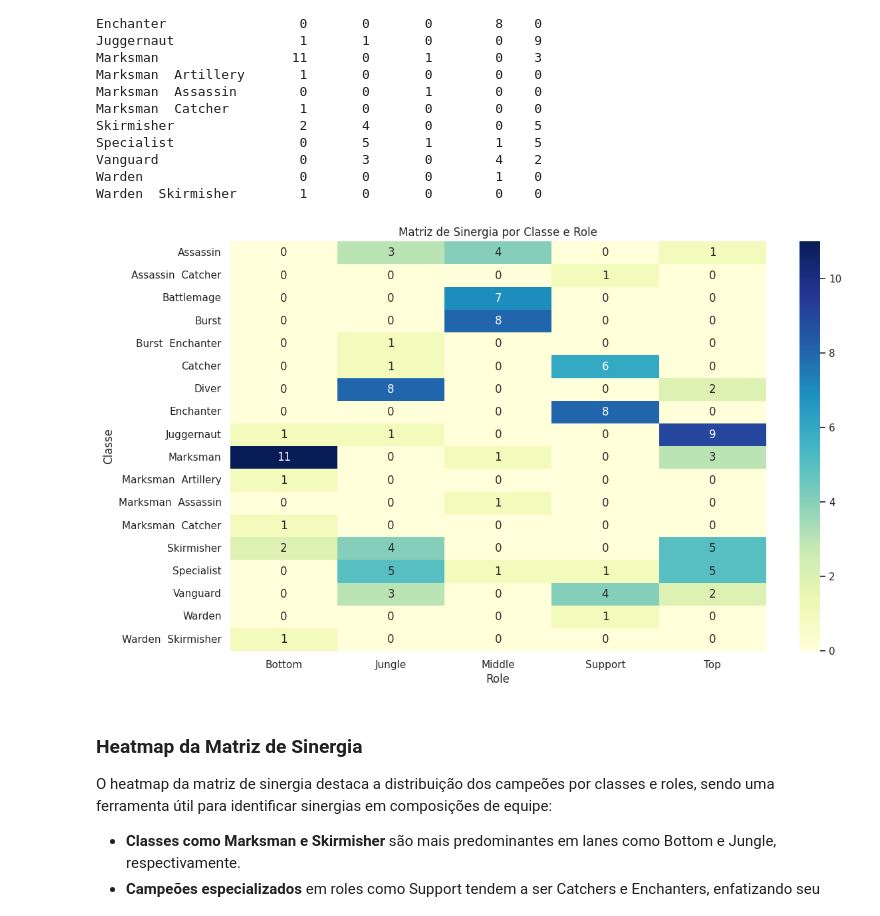
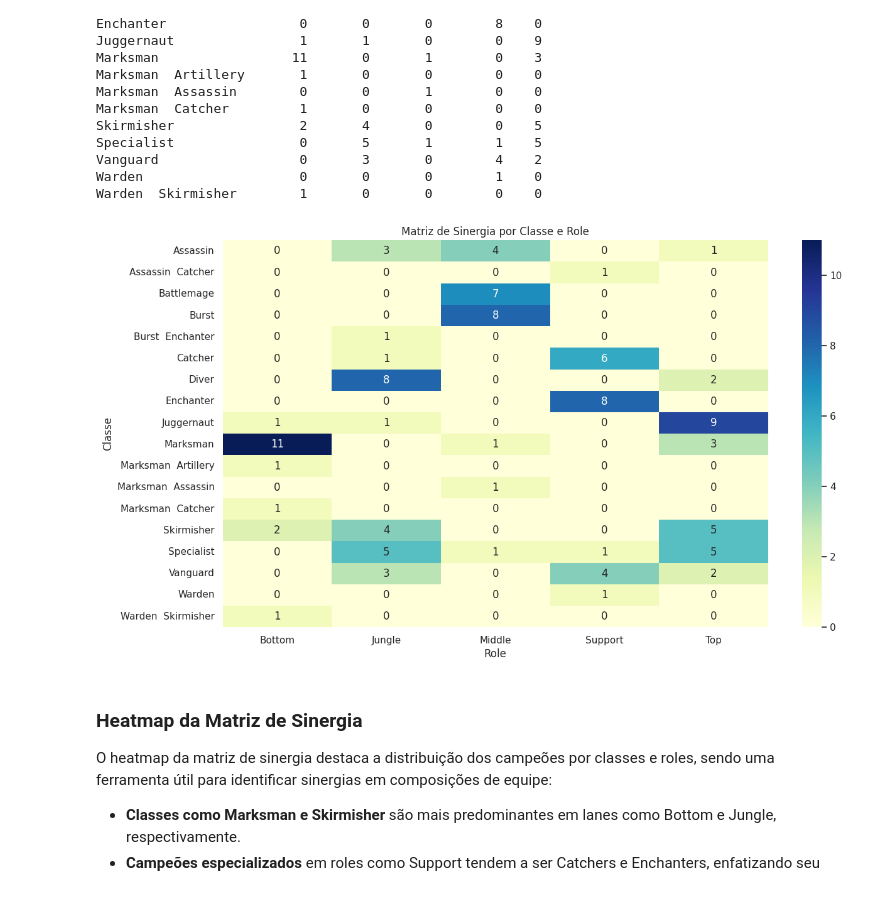
Before and after one commit to gabriel-gonzales/analise_campeoes_lol, a Jupyter notebook: analise_campeoes_lol.ipynb, the cells around one changed output. Saved outputs shown, nothing was run; the diff lists cells and outputs as text; code cells hidden in the pictures.

```diff
--- a/analise_campeoes_lol.ipynb
+++ b/analise_campeoes_lol.ipynb
@@ -368,14 +368,14 @@ Warden  Skirmisher        1       0       0        0    0
 # %%
 # Heatmap da matriz de sinergia
 
-plt.figure(figsize=(13, 8))
+plt.figure(figsize=(14, 8))
 sns.heatmap(matriz_sinergia, annot=True, cmap='YlGnBu', fmt='d')
 plt.title('Matriz de Sinergia por Classe e Role')
 plt.xlabel('Role')
 plt.ylabel('Classe')
 plt.show()
 # %% [output]
-[figure, old version]
+[figure, new version]
 # %% [markdown]
 ### Heatmap da Matriz de Sinergia
 O heatmap da matriz de sinergia destaca a distribuição dos campeões por classes e roles, sendo uma ferramenta útil para identificar sinergias em composições de equipe:
```
Also changed, not shown: parts of 6 cells of this notebook.
